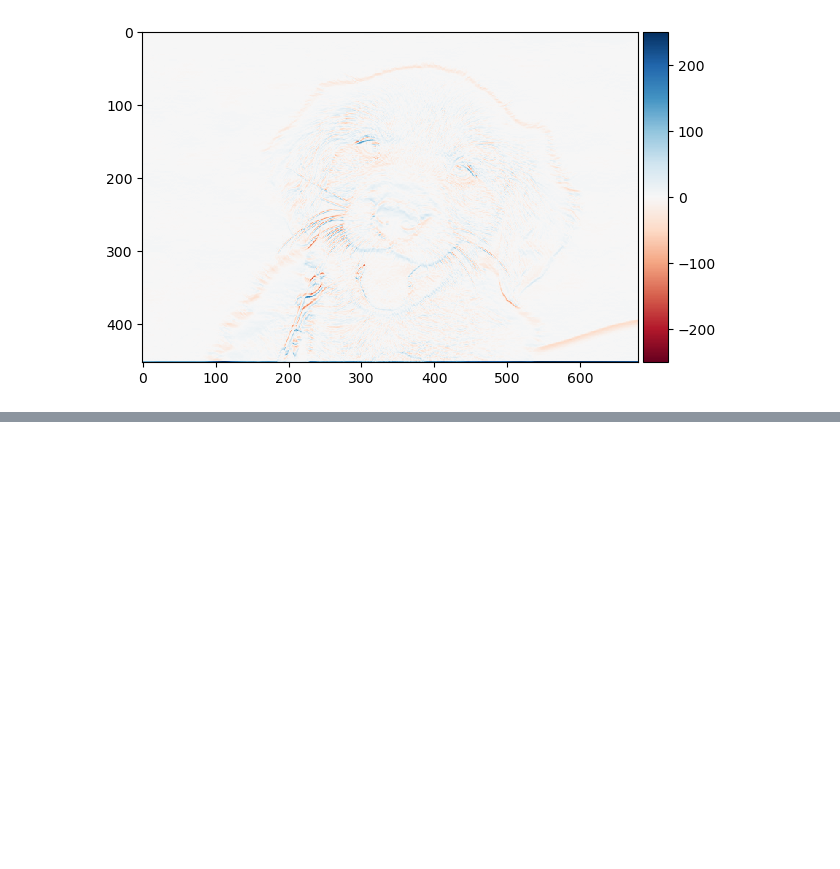
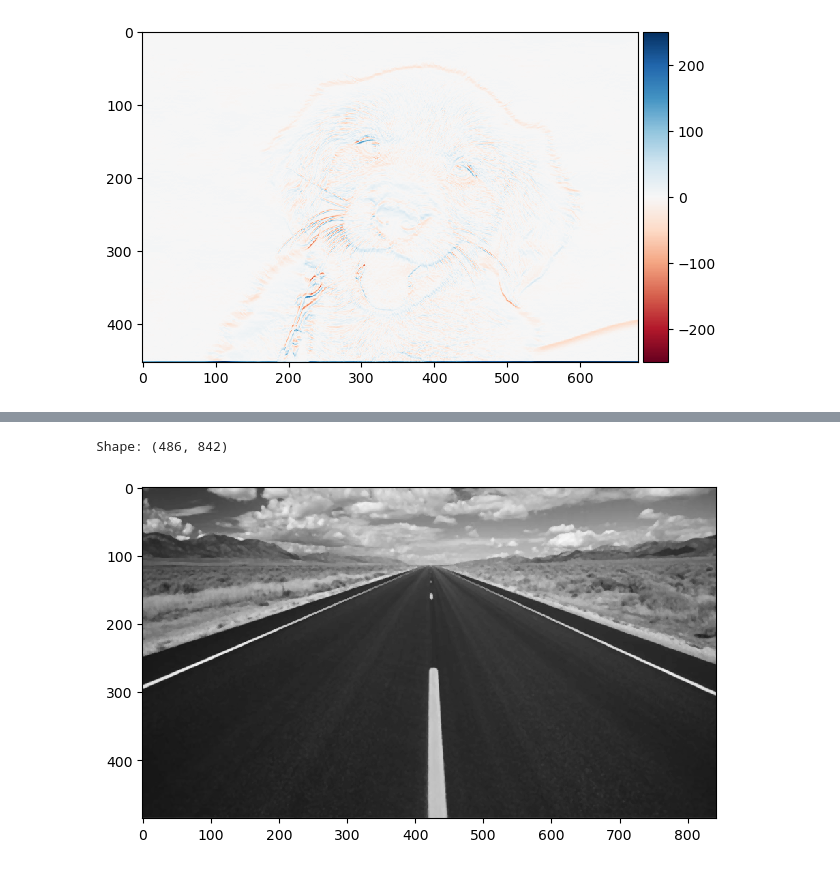
Before and after one commit to mika-jpd/Image_and_Vision_Computing, a Jupyter notebook: Lab_1/Untitled.ipynb, the cells around one changed output, grey strips where cells are left out. Cells and saved outputs as stored; diff of their text form; code cells hidden in the pictures; blank space fills up the shorter version.

```diff
--- a/Lab_1/Untitled.ipynb
+++ b/Lab_1/Untitled.ipynb
@@ -138,0 +169,11 @@ Shape: (453, 680)
+# %%
+# find the edges in the image
+#1. get rid of noise
+img_high = array(Image.open('res/highway.jpg').convert(mode='L'))
+
+smoothed_median_high = median_filter(img_high, size = (4, 4))
+
+show_img(smoothed_median_high)
+# %% [output]
+Shape: (486, 842)
+[figure, added]
```
Also changed, not shown: parts of 21 cells of this notebook.
